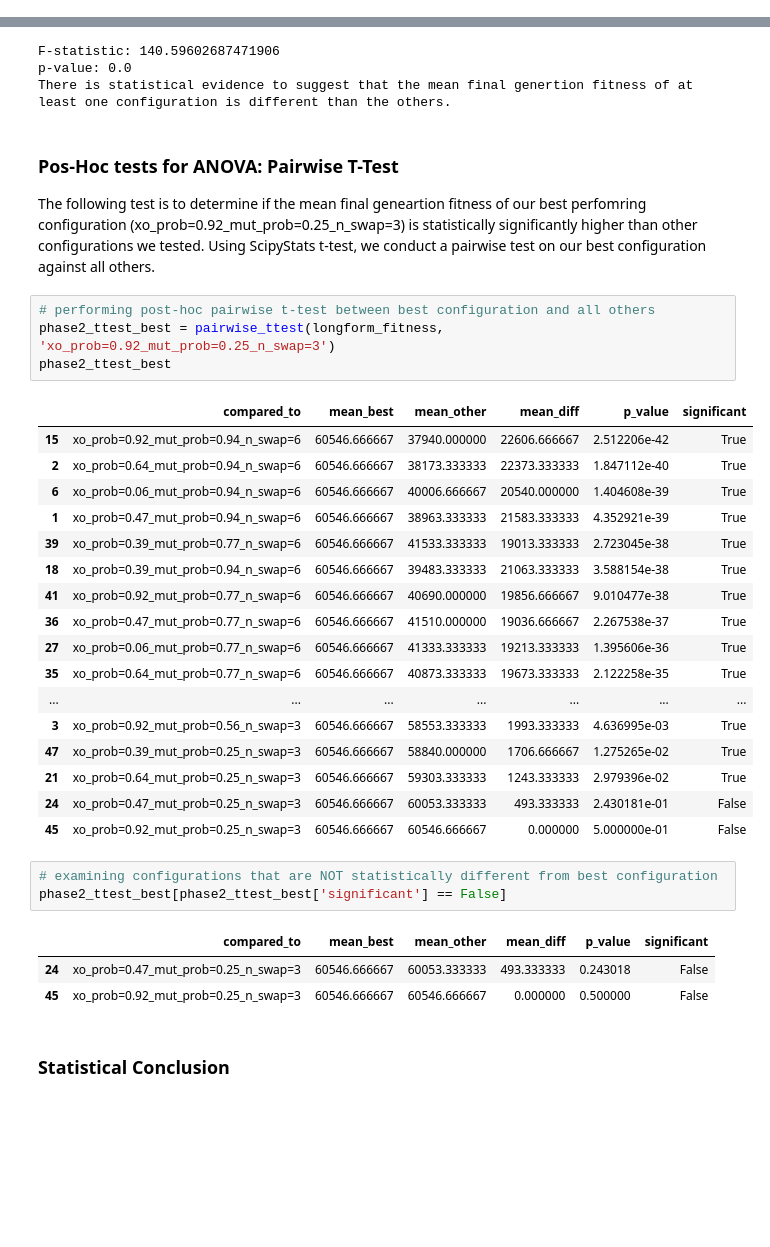
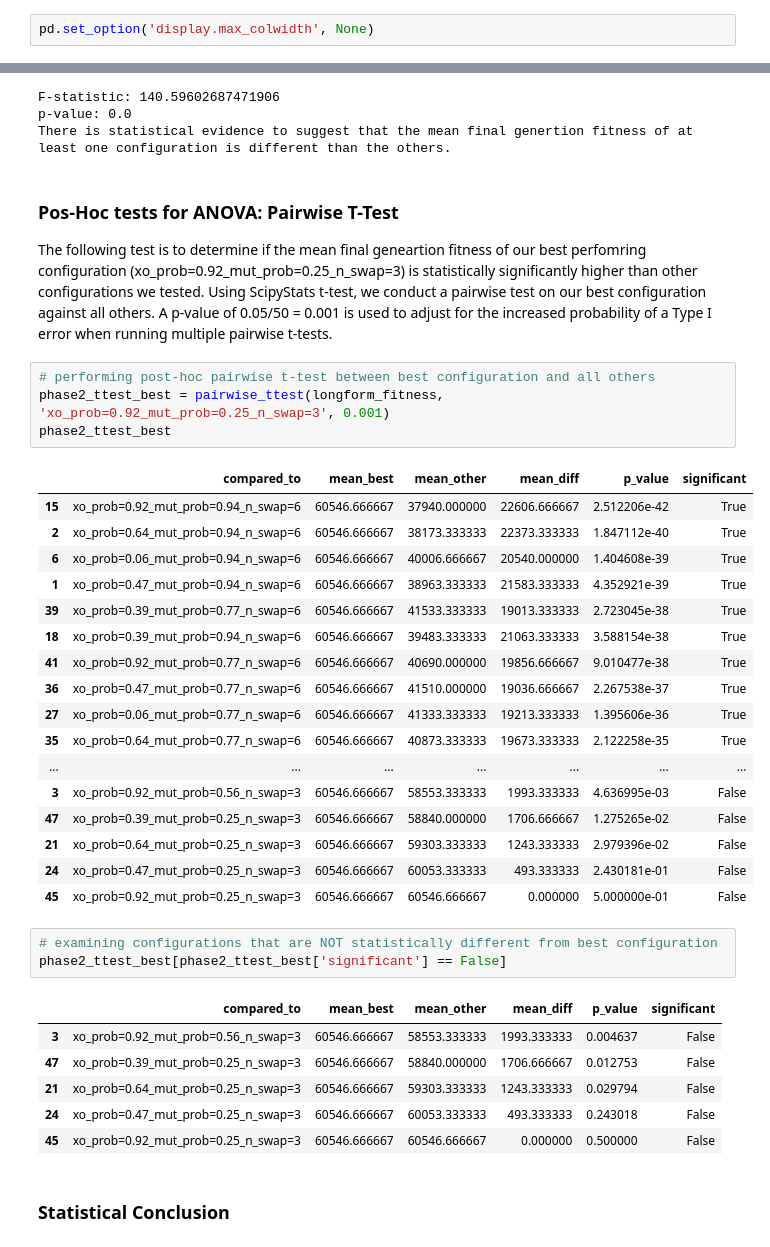
Before and after one commit to gcordeirofm/CIFO25_42, a Jupyter notebook: project/phase_2.ipynb, the cells around one changed output, grey strips where cells are left out. Cells and saved outputs as stored; diff of their text form; blank space fills up the shorter version.

Commit message:
updated p value in statistical tests to reflect increased probability of Type I error in pairwise t-tests

```diff
--- a/project/phase_2.ipynb
+++ b/project/phase_2.ipynb
@@ -26,6 +26,8 @@ from library.custom.custom_selection import tournament_selection, ranking_select
 from scipy.stats import f_oneway
 from library.custom.custom_stats_functions import load_fitness_results
 from library.custom.custom_stats_functions import pairwise_ttest
+# %%
+pd.set_option('display.max_colwidth', None)
 # %% [markdown]
 ## Utility functions
 # %%
@@ -356,27 +358,27 @@ p-value: 0.0
 There is statistical evidence to suggest that the mean final genertion fitness of at least one configuration is different than the others.
 # %% [markdown]
 ### Pos-Hoc tests for ANOVA: Pairwise T-Test
-The following test is to determine if the mean final geneartion fitness of our best perfomring configuration (xo_prob=0.92_mut_prob=0.25_n_swap=3) is statistically significantly higher than other configurations we tested. Using ScipyStats t-test, we conduct a pairwise test on our best configuration against all others.
+The following test is to determine if the mean final geneartion fitness of our best perfomring configuration (xo_prob=0.92_mut_prob=0.25_n_swap=3) is statistically significantly higher than other configurations we tested. Using ScipyStats t-test, we conduct a pairwise test on our best configuration against all others. A p-value of 0.05/50 = 0.001 is used to adjust for the increased probability of a Type I error when running multiple pairwise t-tests.
 # %%
 # performing post-hoc pairwise t-test between best configuration and all others
-phase2_ttest_best = pairwise_ttest(longform_fitness, 'xo_prob=0.92_mut_prob=0.25_n_swap=3')
+phase2_ttest_best = pairwise_ttest(longform_fitness, 'xo_prob=0.92_mut_prob=0.25_n_swap=3', 0.001)
 phase2_ttest_best
 # %% [output]
 |  | compared_to | mean_best | mean_other | mean_diff | p_value | significant |
 | 15 | xo_prob=0.92_mut_prob=0.94_n_swap=6 | 60546.666667 | 37940.000000 | 22606.666667 | 2.512206e-42 | True |
 | 2 | xo_prob=0.64_mut_prob=0.94_n_swap=6 | 60546.666667 | 38173.333333 | 22373.333333 | 1.847112e-40 | True |
 | 6 | xo_prob=0.06_mut_prob=0.94_n_swap=6 | 60546.666667 | 40006.666667 | 20540.000000 | 1.404608e-39 | True |
 | 1 | xo_prob=0.47_mut_prob=0.94_n_swap=6 | 60546.666667 | 38963.333333 | 21583.333333 | 4.352921e-39 | True |
 | 39 | xo_prob=0.39_mut_prob=0.77_n_swap=6 | 60546.666667 | 41533.333333 | 19013.333333 | 2.723045e-38 | True |
 | 18 | xo_prob=0.39_mut_prob=0.94_n_swap=6 | 60546.666667 | 39483.333333 | 21063.333333 | 3.588154e-38 | True |
 | 41 | xo_prob=0.92_mut_prob=0.77_n_swap=6 | 60546.666667 | 40690.000000 | 19856.666667 | 9.010477e-38 | True |
 | 36 | xo_prob=0.47_mut_prob=0.77_n_swap=6 | 60546.666667 | 41510.000000 | 19036.666667 | 2.267538e-37 | True |
 | 27 | xo_prob=0.06_mut_prob=0.77_n_swap=6 | 60546.666667 | 41333.333333 | 19213.333333 | 1.395606e-36 | True |
 | 35 | xo_prob=0.64_mut_prob=0.77_n_swap=6 | 60546.666667 | 40873.333333 | 19673.333333 | 2.122258e-35 | True |
 | ... | ... | ... | ... | ... | ... | ... |
-| 3 | xo_prob=0.92_mut_prob=0.56_n_swap=3 | 60546.666667 | 58553.333333 | 1993.333333 | 4.636995e-03 | True |
-| 47 | xo_prob=0.39_mut_prob=0.25_n_swap=3 | 60546.666667 | 58840.000000 | 1706.666667 | 1.275265e-02 | True |
-| 21 | xo_prob=0.64_mut_prob=0.25_n_swap=3 | 60546.666667 | 59303.333333 | 1243.333333 | 2.979396e-02 | True |
+| 3 | xo_prob=0.92_mut_prob=0.56_n_swap=3 | 60546.666667 | 58553.333333 | 1993.333333 | 4.636995e-03 | False |
+| 47 | xo_prob=0.39_mut_prob=0.25_n_swap=3 | 60546.666667 | 58840.000000 | 1706.666667 | 1.275265e-02 | False |
+| 21 | xo_prob=0.64_mut_prob=0.25_n_swap=3 | 60546.666667 | 59303.333333 | 1243.333333 | 2.979396e-02 | False |
 | 24 | xo_prob=0.47_mut_prob=0.25_n_swap=3 | 60546.666667 | 60053.333333 | 493.333333 | 2.430181e-01 | False |
 | 45 | xo_prob=0.92_mut_prob=0.25_n_swap=3 | 60546.666667 | 60546.666667 | 0.000000 | 5.000000e-01 | False |
 # %%
@@ -384,6 +386,9 @@ phase2_ttest_best
 phase2_ttest_best[phase2_ttest_best['significant'] == False]
 # %% [output]
 |  | compared_to | mean_best | mean_other | mean_diff | p_value | significant |
+| 3 | xo_prob=0.92_mut_prob=0.56_n_swap=3 | 60546.666667 | 58553.333333 | 1993.333333 | 0.004637 | False |
+| 47 | xo_prob=0.39_mut_prob=0.25_n_swap=3 | 60546.666667 | 58840.000000 | 1706.666667 | 0.012753 | False |
+| 21 | xo_prob=0.64_mut_prob=0.25_n_swap=3 | 60546.666667 | 59303.333333 | 1243.333333 | 0.029794 | False |
 | 24 | xo_prob=0.47_mut_prob=0.25_n_swap=3 | 60546.666667 | 60053.333333 | 493.333333 | 0.243018 | False |
 | 45 | xo_prob=0.92_mut_prob=0.25_n_swap=3 | 60546.666667 | 60546.666667 | 0.000000 | 0.500000 | False |
 # %% [markdown]
```
Also changed, not shown: parts of 1 cell of this notebook, 2 other files.
